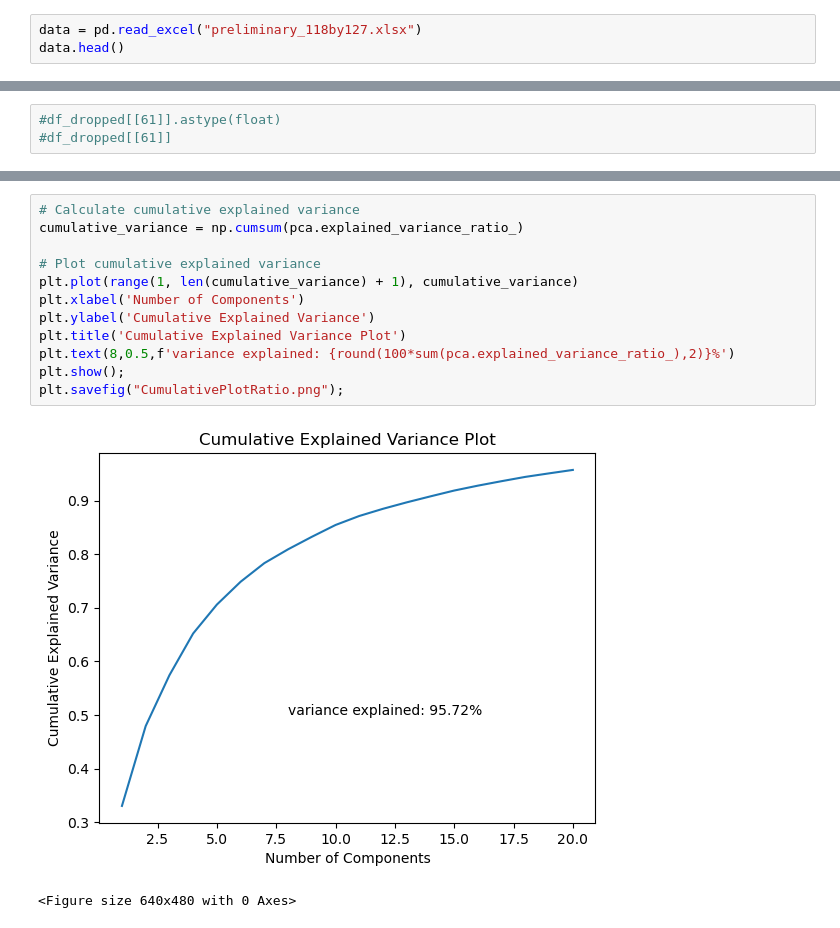
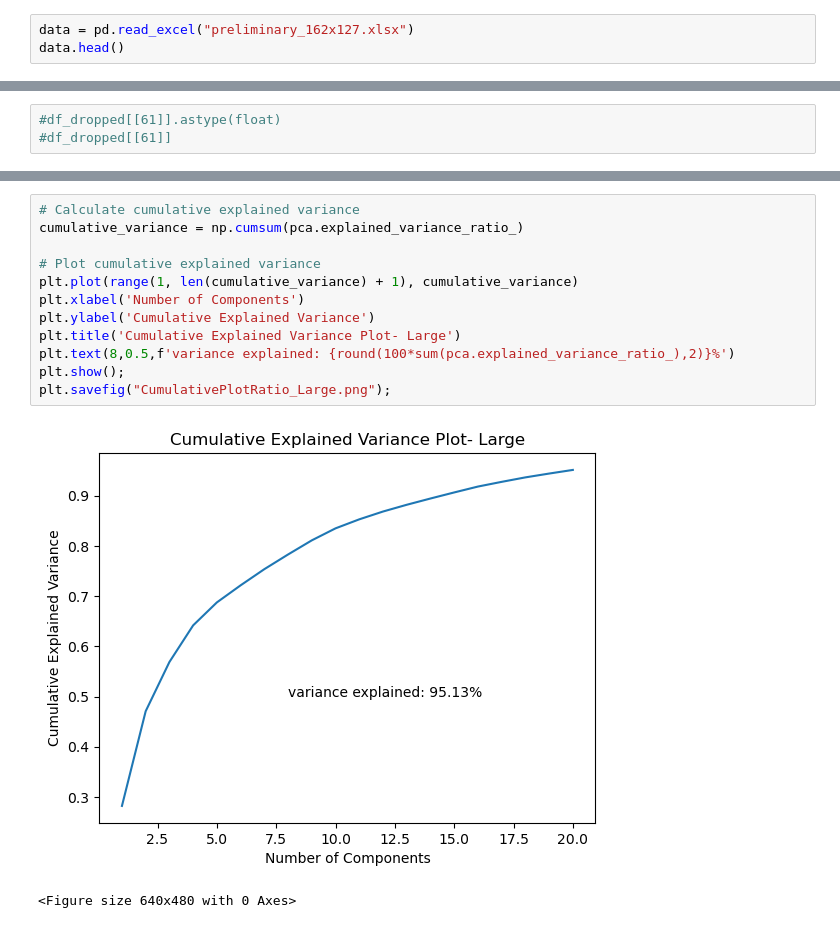
Before and after one commit to adomakor412/MSNT_Thesis_ML_CE, a Jupyter notebook: PCA_reineck_prelim.ipynb, the cells around one changed output, grey strips where cells are left out. Cells and saved outputs as stored; diff of their text form.

```diff
--- a/PCA_reineck_prelim.ipynb
+++ b/PCA_reineck_prelim.ipynb
@@ -13,5 +16,5 @@ import matplotlib.pyplot as plt
 # %%
-data = pd.read_excel("preliminary_118by127.xlsx")
+data = pd.read_excel("preliminary_162x127.xlsx")
 data.head()
 # %% [output]
 |  | 1 | 2 | 3 | 4 | 5 | 6 | 7 | 8 | 9 | 10 | ... | ... |
@@ -224,15 +222,15 @@ explained variance ratio: [0.33016505 0.14901821 0.0948655  0.07792403 0.0539177
 # %%
 # Calculate cumulative explained variance
 cumulative_variance = np.cumsum(pca.explained_variance_ratio_)
 
 # Plot cumulative explained variance
 plt.plot(range(1, len(cumulative_variance) + 1), cumulative_variance)
 plt.xlabel('Number of Components')
 plt.ylabel('Cumulative Explained Variance')
-plt.title('Cumulative Explained Variance Plot')
+plt.title('Cumulative Explained Variance Plot- Large')
 plt.text(8,0.5,f'variance explained: {round(100*sum(pca.explained_variance_ratio_),2)}%')
 plt.show();
-plt.savefig("CumulativePlotRatio.png");
+plt.savefig("CumulativePlotRatio_Large.png");
 # %% [output]
-[figure, old version]
+[figure, new version]
 <Figure size 640x480 with 0 Axes>
```
Also changed, not shown: parts of 12 cells of this notebook, 1 other file.
